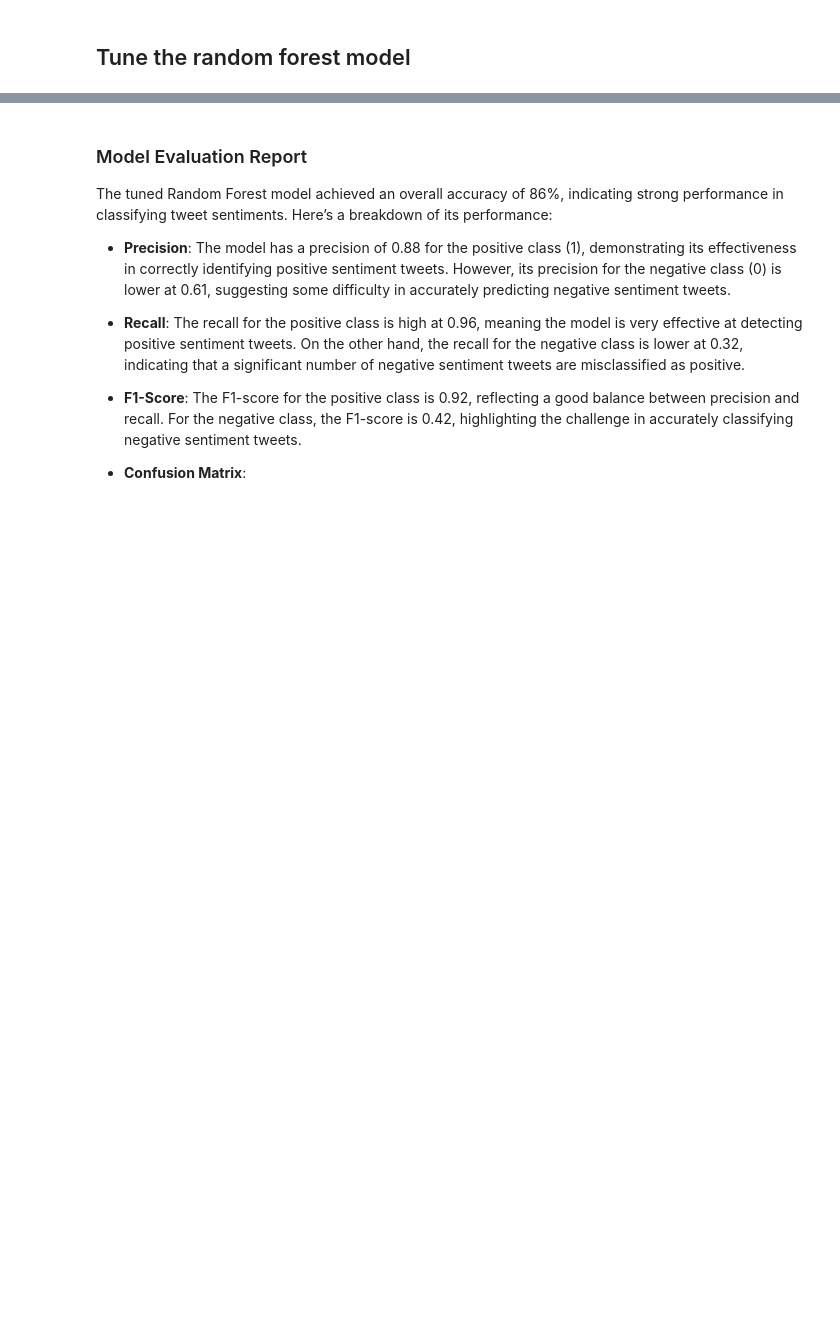
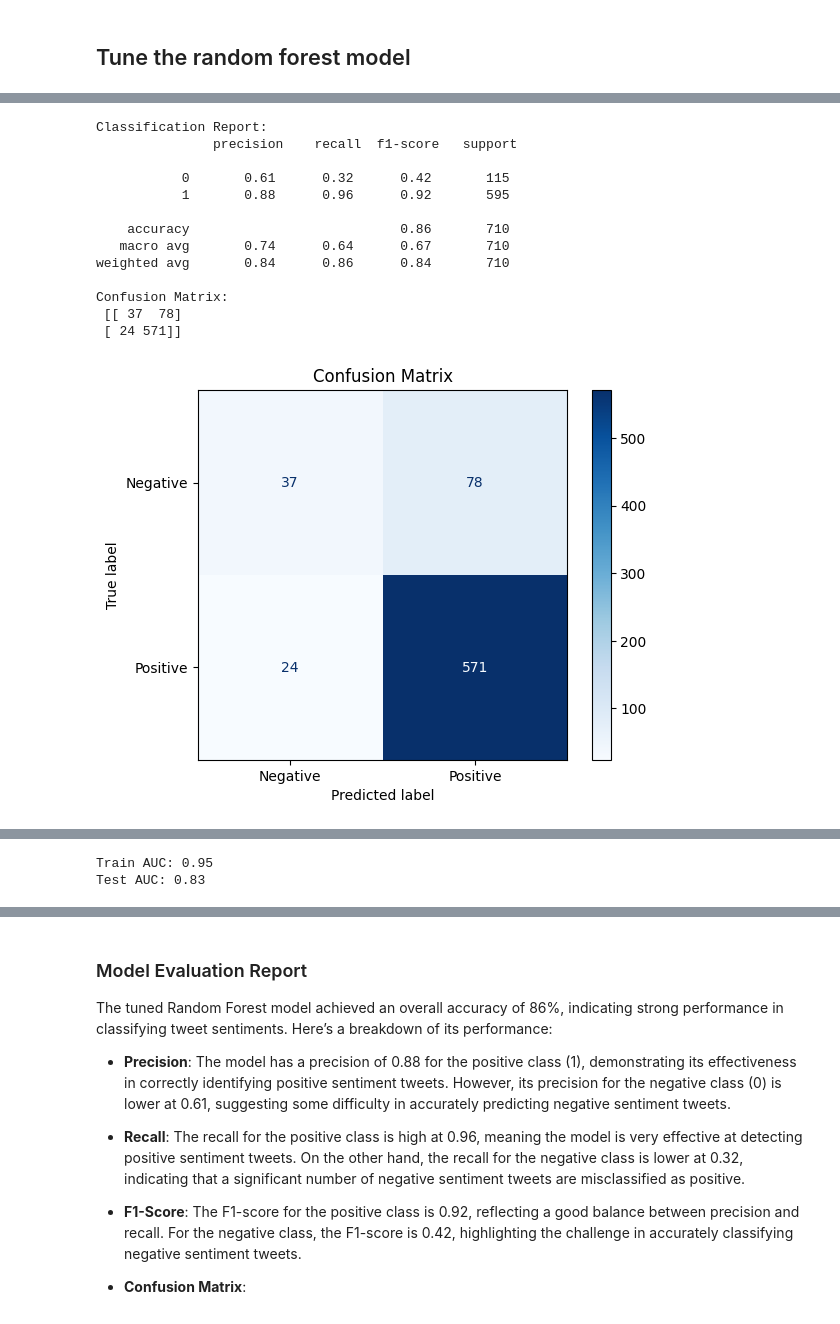
Before and after one commit to Geraldkigotho/NLP-tweet-sentiment-project, a Jupyter notebook: nlp_project.ipynb, the cells around one changed output, grey strips where cells are left out. Cells and saved outputs as stored; diff of their text form; code cells hidden in the pictures; blank space fills up the shorter version.

Commit message:
Add evaluation report

```diff
--- a/nlp_project.ipynb
+++ b/nlp_project.ipynb
@@ -1166,0 +1153,4 @@ evaluate_classification(clf_pipe, X_train, y_train, X_test, y_test)
+# %%
+# Call the evaluation function to evaluate the model
+evaluate_classification(best_model, X_train, y_train, X_test, y_test)
+# %% [output]
@@ -1166,0 +1159,14 @@ evaluate_classification(clf_pipe, X_train, y_train, X_test, y_test)
+Classification Report:
+               precision    recall  f1-score   support
+
+           0       0.61      0.32      0.42       115
+           1       0.88      0.96      0.92       595
+
+    accuracy                           0.86       710
+   macro avg       0.74      0.64      0.67       710
+weighted avg       0.84      0.86      0.84       710
+
+Confusion Matrix:
+ [[ 37  78]
+ [ 24 571]]
+[figure, added]
@@ -1166,0 +1177,2 @@ evaluate_classification(clf_pipe, X_train, y_train, X_test, y_test)
+Train AUC: 0.95
+Test AUC: 0.83
```
Also changed, not shown: parts of 30 cells of this notebook, 2 other files.
